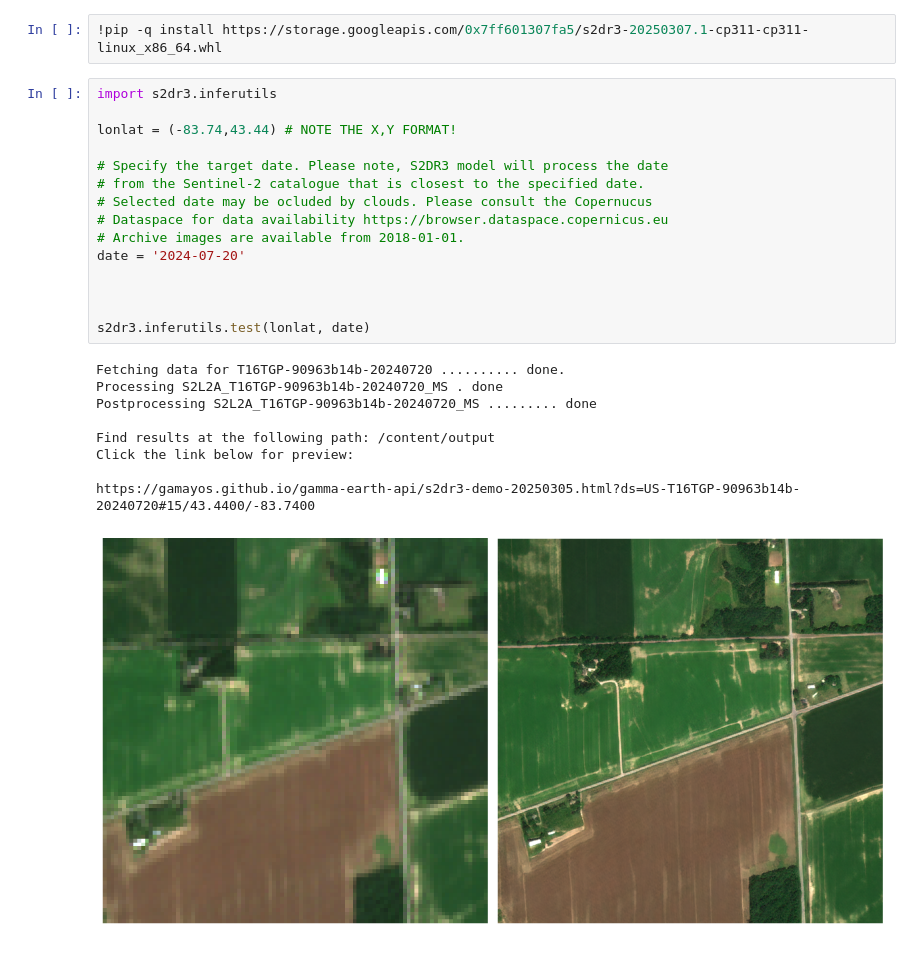
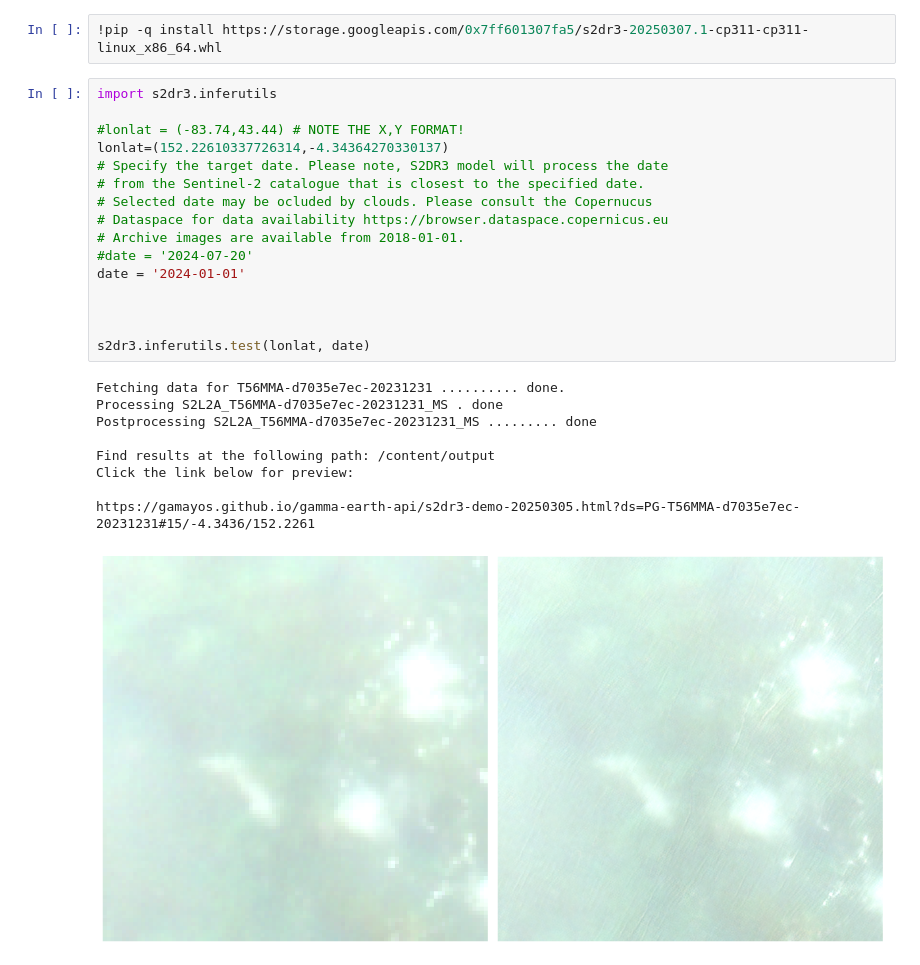
Before and after one commit to anapitalai/gee, a Jupyter notebook: python_programming.ipynb, the cells around one changed output. Saved outputs shown, nothing was run; the diff lists cells and outputs as text.

```diff
--- a/python_programming.ipynb
+++ b/python_programming.ipynb
@@ -333,25 +333,26 @@ Using bands 2 (Red) and 3 (NIR) for NDVI.
 # %%
 import s2dr3.inferutils
 
-lonlat = (-83.74,43.44) # NOTE THE X,Y FORMAT!
-
+#lonlat = (-83.74,43.44) # NOTE THE X,Y FORMAT!
+lonlat=(152.22610337726314,-4.34364270330137)
 # Specify the target date. Please note, S2DR3 model will process the date
 # from the Sentinel-2 catalogue that is closest to the specified date.
 # Selected date may be ocluded by clouds. Please consult the Copernucus
 # Dataspace for data availability https://browser.dataspace.copernicus.eu
 # Archive images are available from 2018-01-01.
-date = '2024-07-20'
+#date = '2024-07-20'
+date = '2024-01-01'
 
 
 
 s2dr3.inferutils.test(lonlat, date)
 # %% [output]
-Fetching data for T16TGP-90963b14b-20240720 .......... done.
-Processing S2L2A_T16TGP-90963b14b-20240720_MS . done
-Postprocessing S2L2A_T16TGP-90963b14b-20240720_MS ......... done
+Fetching data for T56MMA-d7035e7ec-20231231 .......... done.
+Processing S2L2A_T56MMA-d7035e7ec-20231231_MS . done
+Postprocessing S2L2A_T56MMA-d7035e7ec-20231231_MS ......... done
 
 Find results at the following path: /content/output
 Click the link below for preview:
 
-https://gamayos.github.io/gamma-earth-api/s2dr3-demo-20250305.html?ds=US-T16TGP-90963b14b-20240720#15/43.4400/-83.7400
+https://gamayos.github.io/gamma-earth-api/s2dr3-demo-20250305.html?ds=PG-T56MMA-d7035e7ec-20231231#15/-4.3436/152.2261
-[figure, old version]
+[figure, new version]
```
